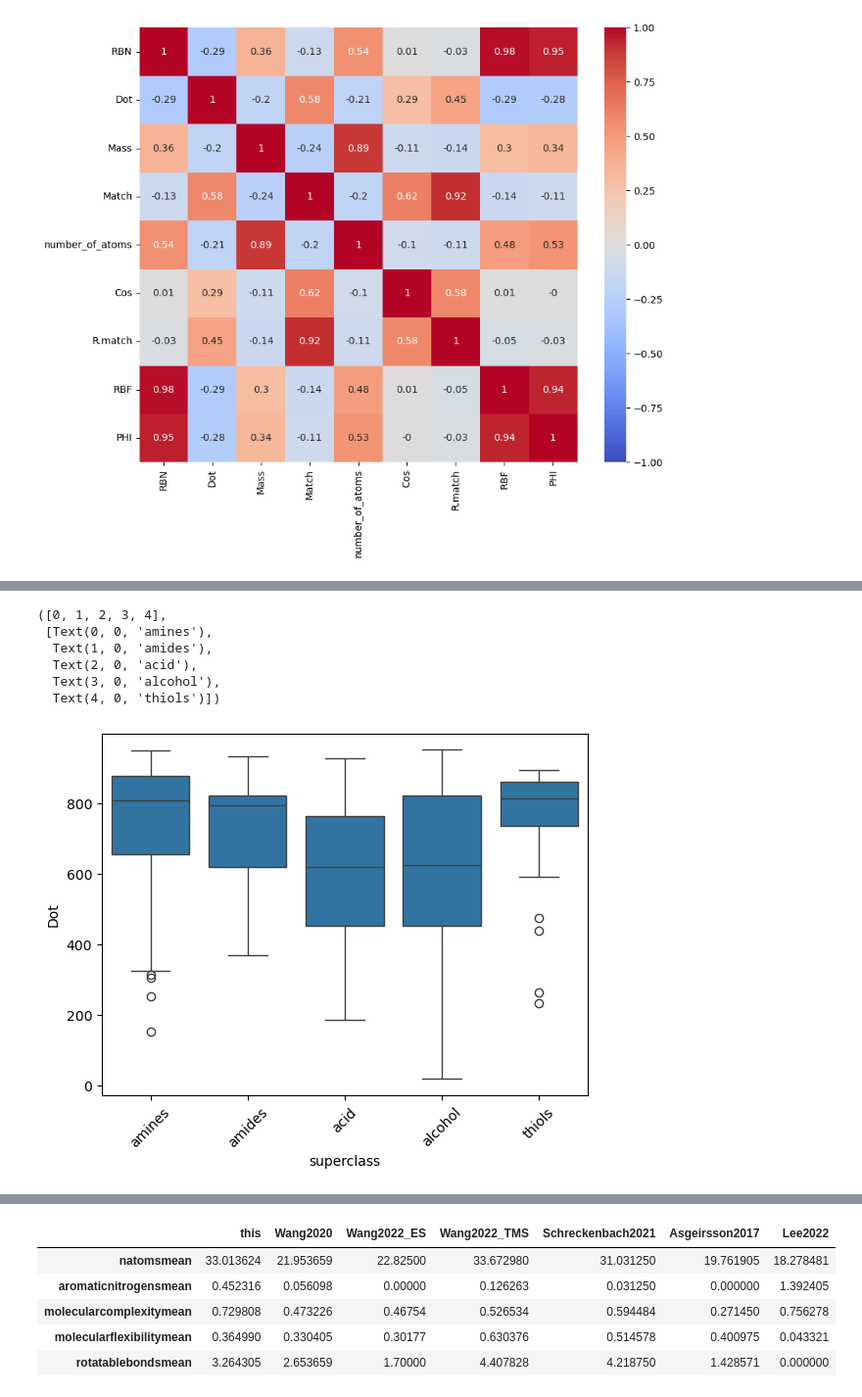
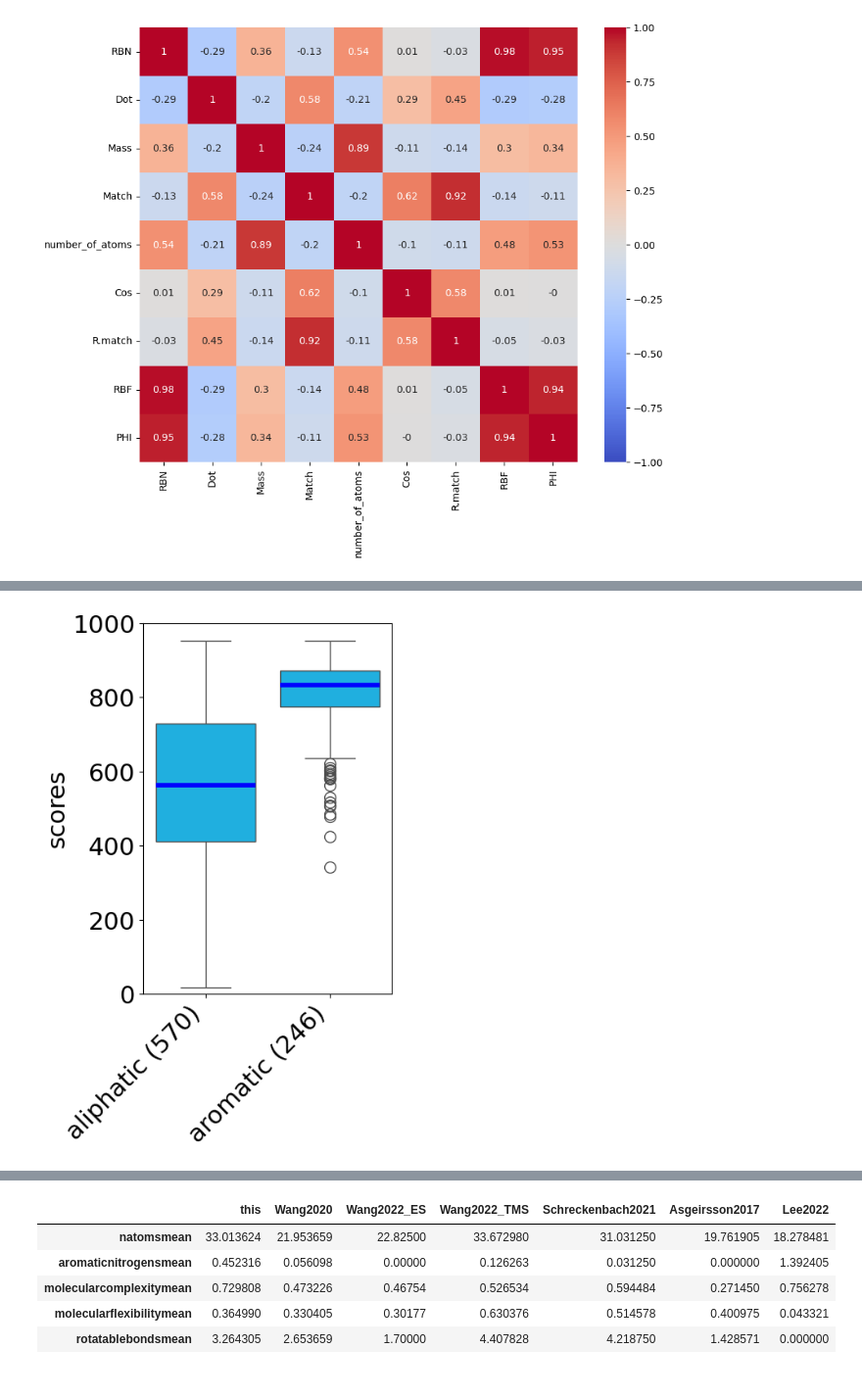
Before and after one commit to RECETOX/ei_spectra_predictions, a Jupyter notebook: analysis/Python_scripts/comparisons.ipynb, the cells around one changed output, grey strips where cells are left out. Shown at 98% size. Cells and saved outputs as stored; diff of their text form; code cells hidden in the pictures.

```diff
--- a/analysis/Python_scripts/comparisons.ipynb
+++ b/analysis/Python_scripts/comparisons.ipynb
@@ -107,11 +87,0 @@ plt.xticks(rotation=45)  # Rotate x-axis tick labels by 45 degrees
-# %%
-sns.boxplot(wang_db_tms, x="superclass", y="Dot")
-plt.xticks(rotation=45)  # Rotate x-axis tick labels by 45 degrees
-# %% [output]
-([0, 1, 2, 3, 4],
- [Text(0, 0, 'amines'),
-  Text(1, 0, 'amides'),
-  Text(2, 0, 'acid'),
-  Text(3, 0, 'alcohol'),
-  Text(4, 0, 'thiols')])
-[figure, removed]
@@ -127,0 +88,4 @@ def load_sdf_into_df(filepath:str):
+# %%
+make_simple_boxplot(wang_db_tms, x="subclass", y="Dot").show()
+# %% [output]
+[figure, added]
```
Also changed, not shown: parts of 10 cells of this notebook, 5 other files.
